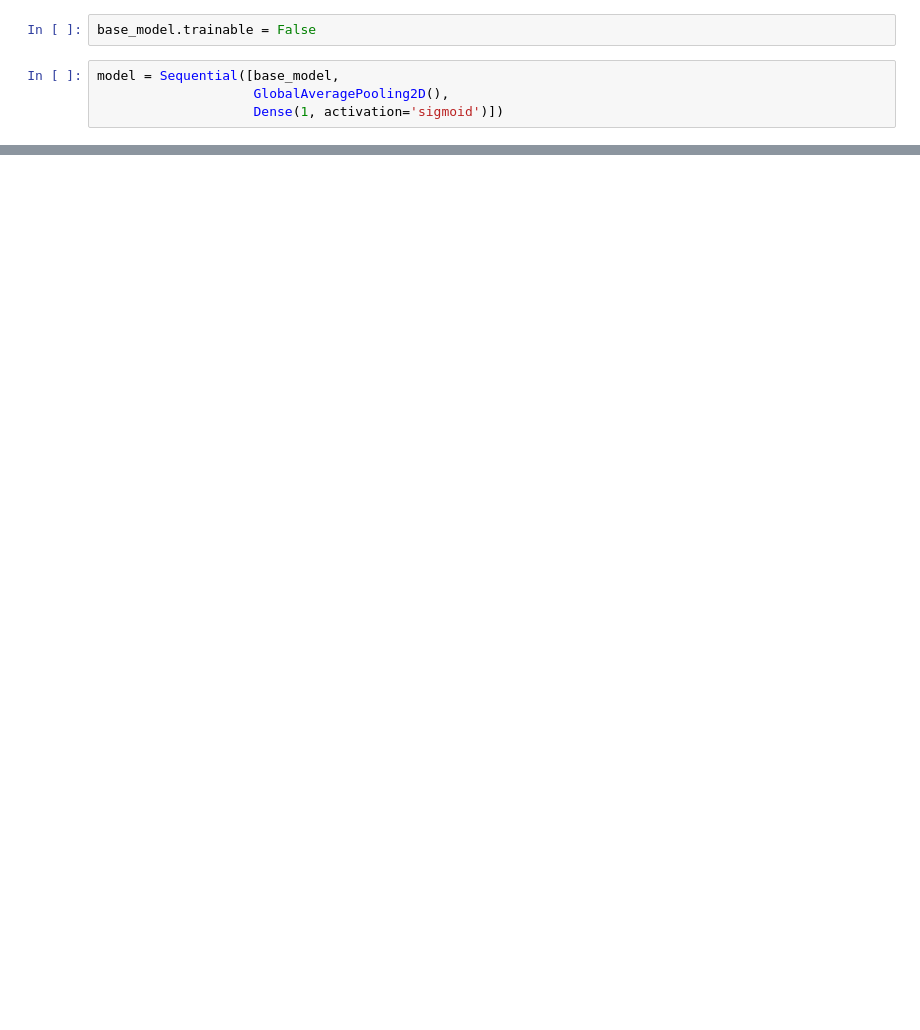
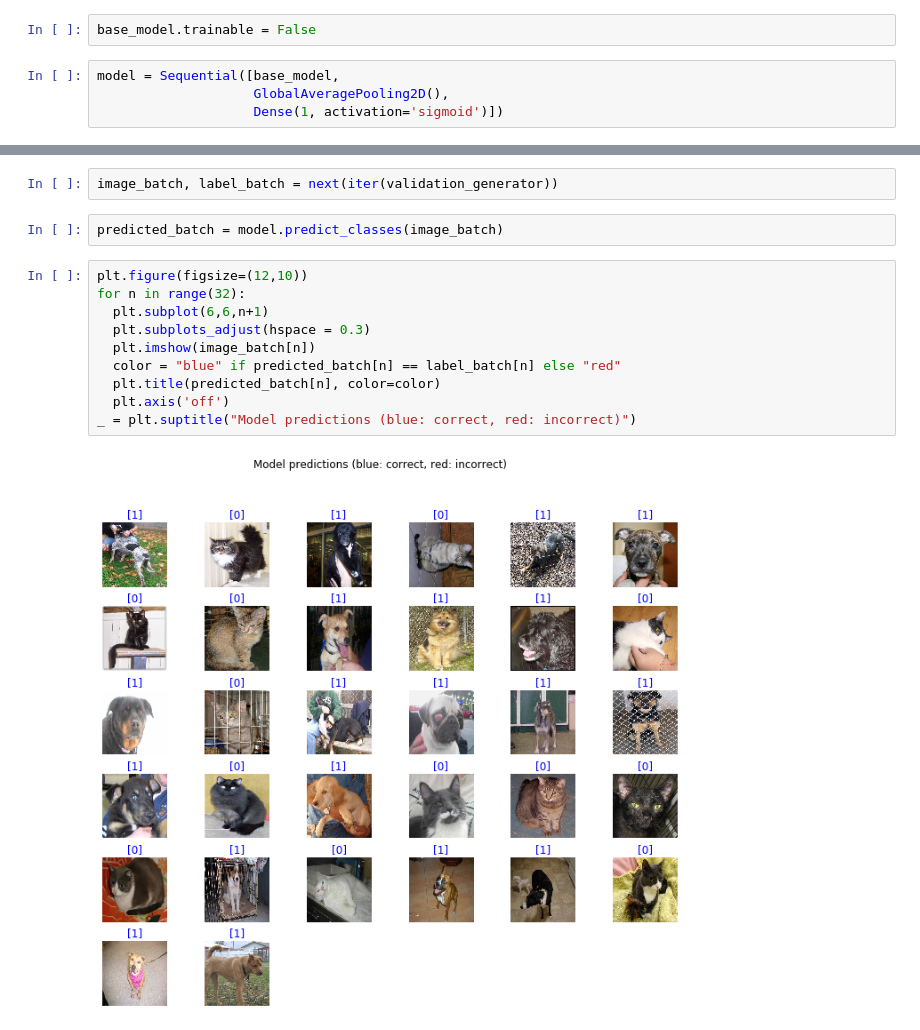
Before and after one commit to DavorJordacevic/TensorFlow-Keras-Neural-Networks, a Jupyter notebook: TensorFlow_Cat_vs_Dog.ipynb, the cells around one changed output, grey strips where cells are left out. Drawn from its saved outputs; the diff is of its cells as text; blank space fills up the shorter version.

```diff
--- a/TensorFlow_Cat_vs_Dog.ipynb
+++ b/TensorFlow_Cat_vs_Dog.ipynb
@@ -442,0 +537,16 @@ Text(0.5, 1.0, 'Training and validation loss')
+# %%
+image_batch, label_batch = next(iter(validation_generator))
+# %%
+predicted_batch = model.predict_classes(image_batch)
+# %%
+plt.figure(figsize=(12,10))
+for n in range(32):
+  plt.subplot(6,6,n+1)
+  plt.subplots_adjust(hspace = 0.3)
+  plt.imshow(image_batch[n])
+  color = "blue" if predicted_batch[n] == label_batch[n] else "red"
+  plt.title(predicted_batch[n], color=color)
+  plt.axis('off')
+_ = plt.suptitle("Model predictions (blue: correct, red: incorrect)")
+# %% [output]
+[figure, added]
```
Also changed, not shown: parts of 32 cells of this notebook.
